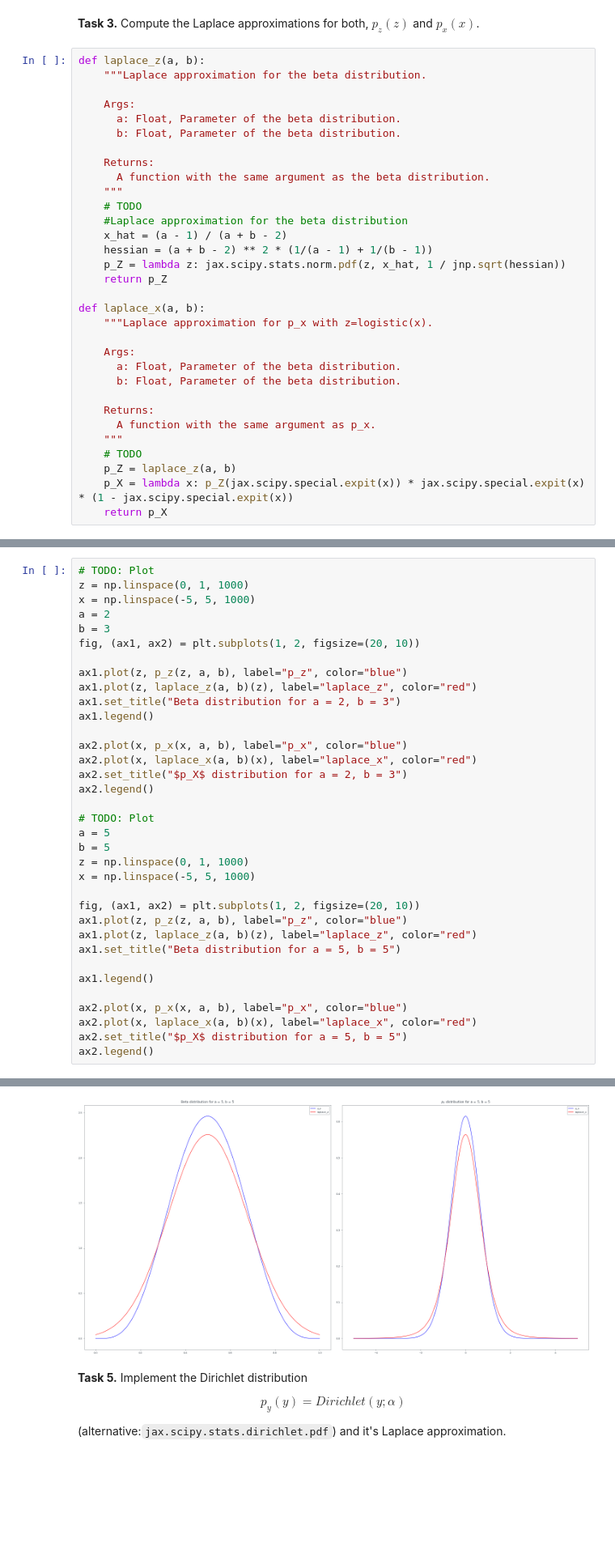
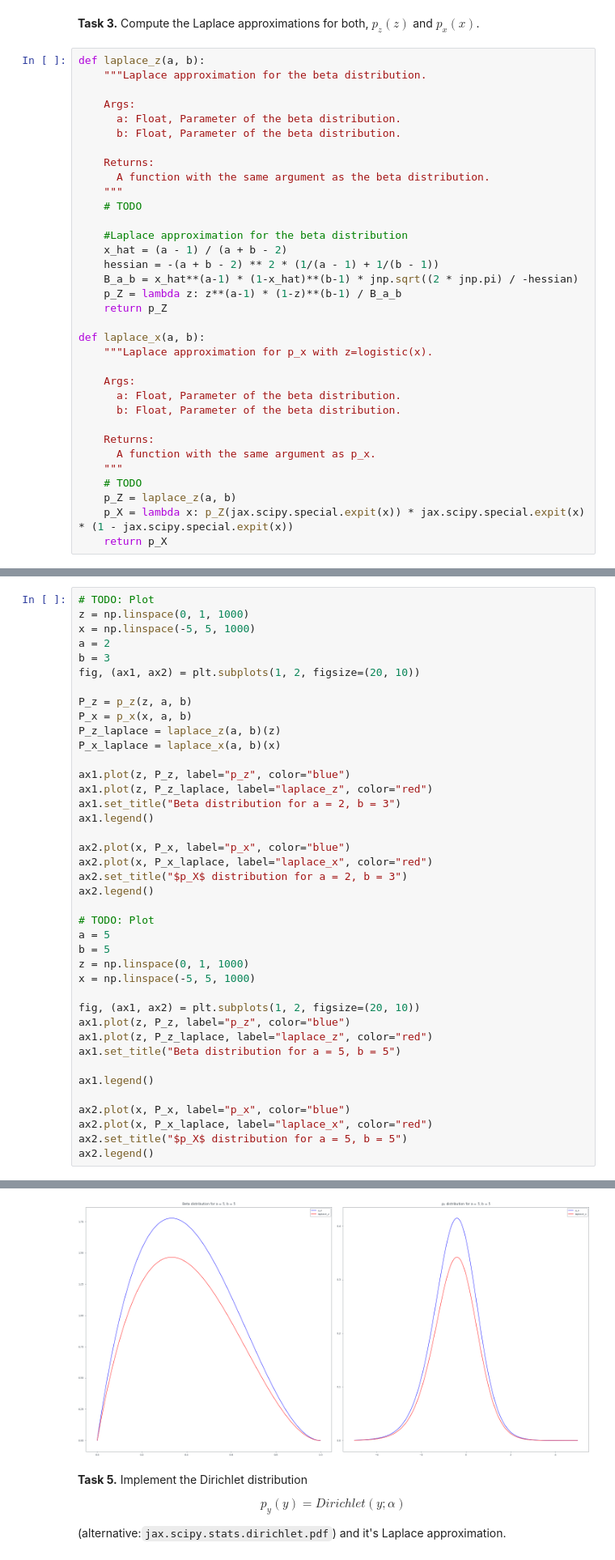
Before and after one commit to Bozcomlekci/PML, a Jupyter notebook: Ex02.ipynb, the cells around one changed output, grey strips where cells are left out. Shown at 81% size. Cells and saved outputs as stored; diff of their text form; blank space fills up the shorter version.

```diff
--- a/Ex02.ipynb
+++ b/Ex02.ipynb
@@ -128,10 +191,12 @@ def laplace_z(a, b):
       A function with the same argument as the beta distribution.
     """
     # TODO
+
     #Laplace approximation for the beta distribution
     x_hat = (a - 1) / (a + b - 2)
-    hessian = (a + b - 2) ** 2 * (1/(a - 1) + 1/(b - 1))
-    p_Z = lambda z: jax.scipy.stats.norm.pdf(z, x_hat, 1 / jnp.sqrt(hessian))
+    hessian = -(a + b - 2) ** 2 * (1/(a - 1) + 1/(b - 1))
+    B_a_b = x_hat**(a-1) * (1-x_hat)**(b-1) * jnp.sqrt((2 * jnp.pi) / -hessian)
+    p_Z = lambda z: z**(a-1) * (1-z)**(b-1) / B_a_b
     return p_Z
 
 def laplace_x(a, b):
@@ -158,13 +225,18 @@ a = 2
 b = 3
 fig, (ax1, ax2) = plt.subplots(1, 2, figsize=(20, 10))
 
-ax1.plot(z, p_z(z, a, b), label="p_z", color="blue")
-ax1.plot(z, laplace_z(a, b)(z), label="laplace_z", color="red")
+P_z = p_z(z, a, b)
+P_x = p_x(x, a, b)
+P_z_laplace = laplace_z(a, b)(z)
+P_x_laplace = laplace_x(a, b)(x)
+
+ax1.plot(z, P_z, label="p_z", color="blue")
+ax1.plot(z, P_z_laplace, label="laplace_z", color="red")
 ax1.set_title("Beta distribution for a = 2, b = 3")
 ax1.legend()
 
-ax2.plot(x, p_x(x, a, b), label="p_x", color="blue")
-ax2.plot(x, laplace_x(a, b)(x), label="laplace_x", color="red")
+ax2.plot(x, P_x, label="p_x", color="blue")
+ax2.plot(x, P_x_laplace, label="laplace_x", color="red")
 ax2.set_title("$p_X$ distribution for a = 2, b = 3")
 ax2.legend()
 
@@ -175,14 +247,14 @@ z = np.linspace(0, 1, 1000)
 x = np.linspace(-5, 5, 1000)
 
 fig, (ax1, ax2) = plt.subplots(1, 2, figsize=(20, 10))
-ax1.plot(z, p_z(z, a, b), label="p_z", color="blue")
-ax1.plot(z, laplace_z(a, b)(z), label="laplace_z", color="red")
+ax1.plot(z, P_z, label="p_z", color="blue")
+ax1.plot(z, P_z_laplace, label="laplace_z", color="red")
 ax1.set_title("Beta distribution for a = 5, b = 5")
 
 ax1.legend()
 
-ax2.plot(x, p_x(x, a, b), label="p_x", color="blue")
-ax2.plot(x, laplace_x(a, b)(x), label="laplace_x", color="red")
+ax2.plot(x, P_x, label="p_x", color="blue")
+ax2.plot(x, P_x_laplace, label="laplace_x", color="red")
 ax2.set_title("$p_X$ distribution for a = 5, b = 5")
 ax2.legend()
 # %% [output]
@@ -191,4 +276,4 @@ ax2.legend()
-[figure, old version]
+[figure, new version]
 # %% [markdown]
 **Task 5.** Implement the Dirichlet distribution
 
```
Also changed, not shown: parts of 6 cells of this notebook.
